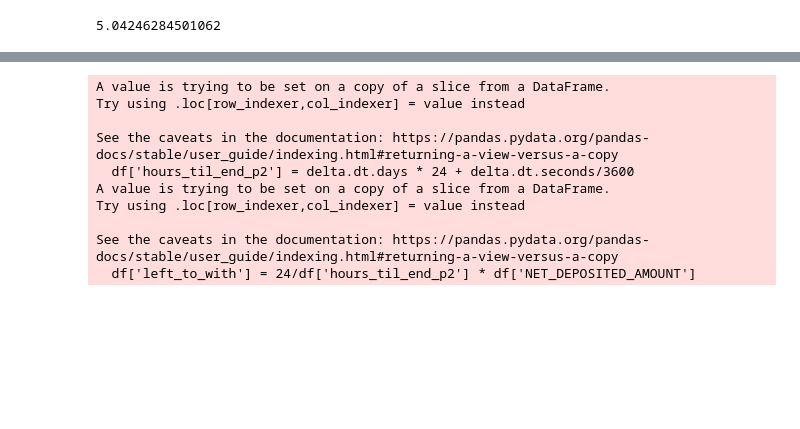
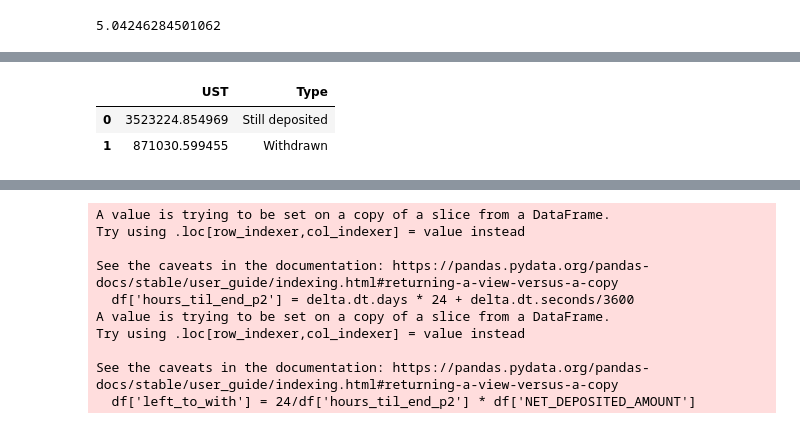
Before and after one commit to IncioMan/mars_lockdrop, a Jupyter notebook: notebook/Prism launch.ipynb, the cells around one changed output, grey strips where cells are left out. Cells and saved outputs as stored; diff of their text form; code cells hidden in the pictures; blank space fills up the shorter version.

```diff
--- a/notebook/Prism launch.ipynb
+++ b/notebook/Prism launch.ipynb
@@ -103,3 +103,11 @@ p2_users_df.head()
 | 2 | 99500.0 | 2022-02-01 20:00:00.000 | 0.0 | terra1frsd6nayz25encp6w6m8z00g5ue... | 99500.0 | 99500.0 | ... |
 | 3 | 185.0 | 2022-02-01 12:00:00.000 | 35.0 | terra1lcrwyxn8apvxu9jdvu6jk6myeey... | 150.0 | 150.0 | ... |
 | 4 | 100.0 | 2022-02-01 22:00:00.000 | 0.0 | terra1nrg8s0wtd2z0xyl26u669qh87qc... | 100.0 | 100.0 | ... |
+# %%
+df = pd.DataFrame([[tot_ust_p1-tot_with_ust,tot_with_ust],['Still deposited','Withdrawn']]).T
+df.columns = ['UST','Type']
+df
+# %% [output]
+|  | UST | Type |
+| 0 | 3523224.854969 | Still deposited |
+| 1 | 871030.599455 | Withdrawn |
```
Also changed, not shown: parts of 1 cell of this notebook, 3 other files.
